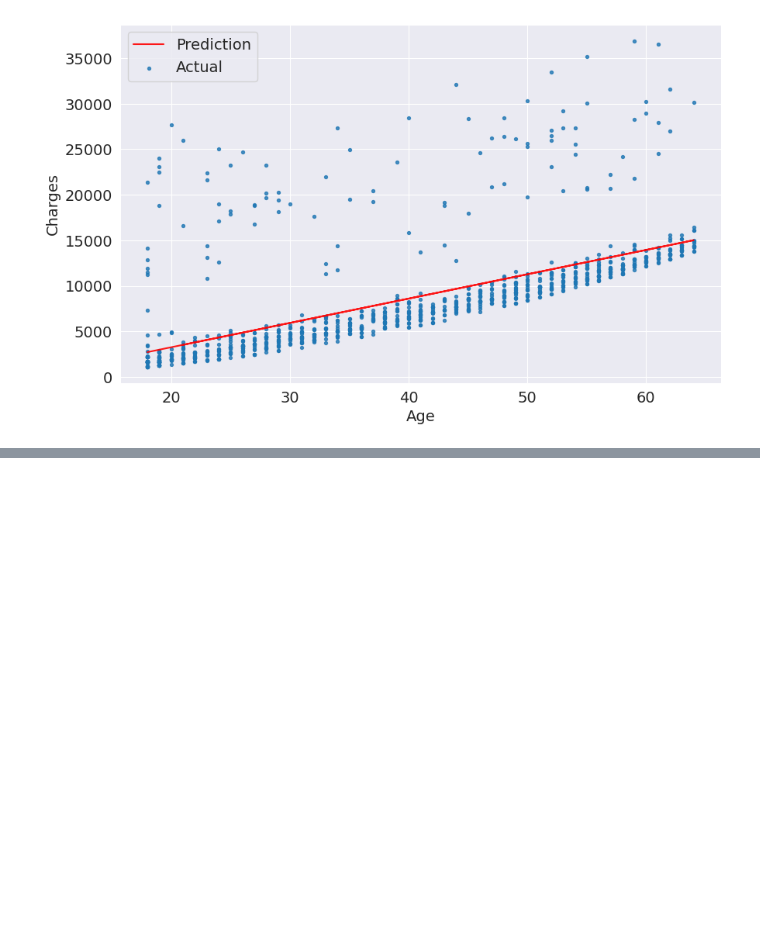
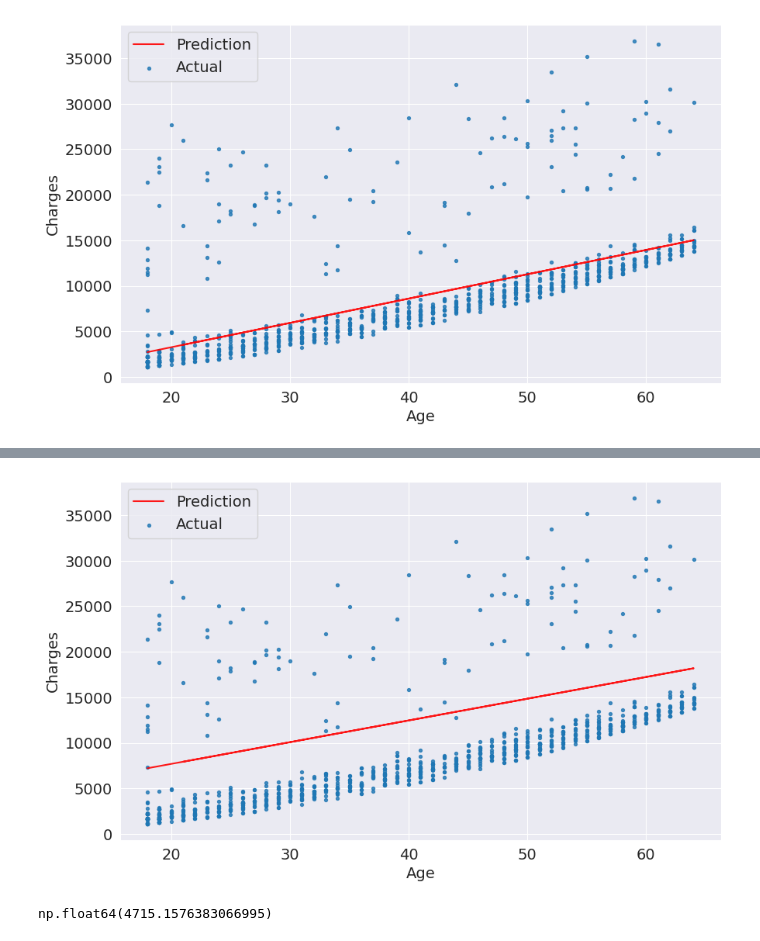
Before and after one commit to krishnasree5/health-insurance-prediction, a Jupyter notebook: HealthInsurancePrediction.ipynb, the cells around one changed output, grey strips where cells are left out. Drawn from its saved outputs; the diff is of its cells as text; code cells hidden in the pictures; blank space fills up the shorter version.

```diff
--- a/HealthInsurancePrediction.ipynb
+++ b/HealthInsurancePrediction.ipynb
@@ -489,0 +549,3 @@ RMSE Loss:  4662.505766636395
+# %%
+try_parameters(model1.coef_, model1.intercept_)
+# %% [output]
@@ -489,0 +553,14 @@ RMSE Loss:  4662.505766636395
+[figure, added]
+# %%
+from sklearn.linear_model import SGDRegressor
+
+inputs, target = non_smoker_df[['age']], non_smoker_df['charges']
+
+model = SGDRegressor(max_iter=10000)
+model.fit(inputs, target)
+predictions = model.predict(inputs)
+
+loss = rmse(target, predictions)
+loss
+# %% [output]
+np.float64(4715.1576383066995)
```
Also changed, not shown: parts of 38 cells of this notebook.
